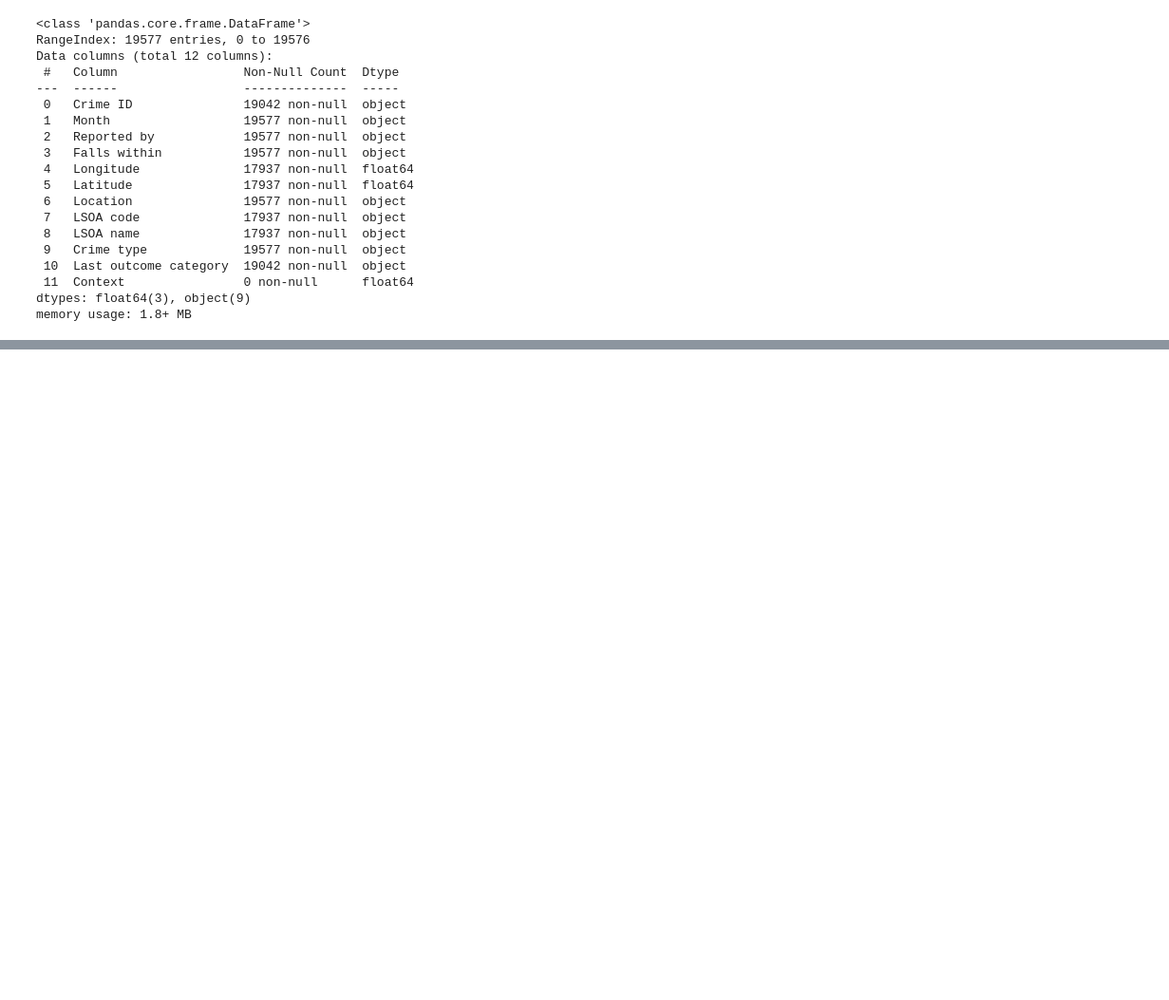
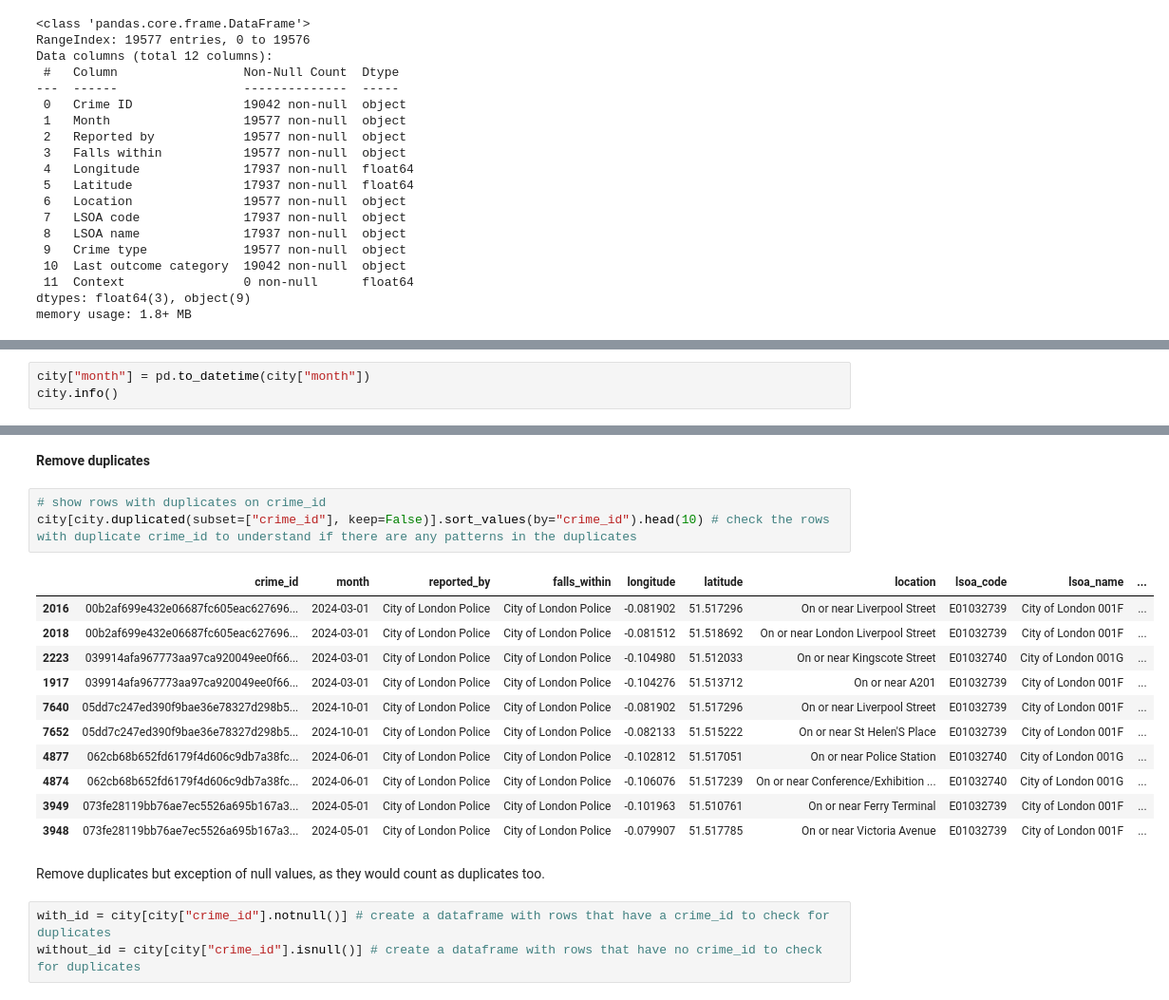
Before and after one commit to sunilramjali/crime_eda_remote, a Jupyter notebook: notebooks/preprocessing.ipynb, the cells around one changed output, grey strips where cells are left out. Shown at 95% size. Cells and saved outputs as stored; diff of their text form; blank space fills up the shorter version.

```diff
--- a/notebooks/preprocessing.ipynb
+++ b/notebooks/preprocessing.ipynb
@@ -140,0 +197,3 @@ memory usage: 68.9+ KB
+# %%
+city["month"] = pd.to_datetime(city["month"])
+city.info()
@@ -140,0 +219,22 @@ memory usage: 68.9+ KB
+# %% [markdown]
+**Remove duplicates**
+# %%
+# show rows with duplicates on crime_id
+city[city.duplicated(subset=["crime_id"], keep=False)].sort_values(by="crime_id").head(10) # check the rows with duplicate crime_id to understand if there are any patterns in the duplicates
+# %% [output]
+|  | crime_id | month | reported_by | falls_within | longitude | latitude | location | lsoa_code | lsoa_name | ... |
+| 2016 | 00b2af699e432e06687fc605eac627696... | 2024-03-01 | City of London Police | City of London Police | -0.081902 | 51.517296 | On or near Liverpool Street | E01032739 | City of London 001F | ... |
+| 2018 | 00b2af699e432e06687fc605eac627696... | 2024-03-01 | City of London Police | City of London Police | -0.081512 | 51.518692 | On or near London Liverpool Street | E01032739 | City of London 001F | ... |
+| 2223 | 039914afa967773aa97ca920049ee0f66... | 2024-03-01 | City of London Police | City of London Police | -0.104980 | 51.512033 | On or near Kingscote Street | E01032740 | City of London 001G | ... |
+| 1917 | 039914afa967773aa97ca920049ee0f66... | 2024-03-01 | City of London Police | City of London Police | -0.104276 | 51.513712 | On or near A201 | E01032739 | City of London 001F | ... |
+| 7640 | 05dd7c247ed390f9bae36e78327d298b5... | 2024-10-01 | City of London Police | City of London Police | -0.081902 | 51.517296 | On or near Liverpool Street | E01032739 | City of London 001F | ... |
+| 7652 | 05dd7c247ed390f9bae36e78327d298b5... | 2024-10-01 | City of London Police | City of London Police | -0.082133 | 51.515222 | On or near St Helen'S Place | E01032739 | City of London 001F | ... |
+| 4877 | 062cb68b652fd6179f4d606c9db7a38fc... | 2024-06-01 | City of London Police | City of London Police | -0.102812 | 51.517051 | On or near Police Station | E01032740 | City of London 001G | ... |
+| 4874 | 062cb68b652fd6179f4d606c9db7a38fc... | 2024-06-01 | City of London Police | City of London Police | -0.106076 | 51.517239 | On or near Conference/Exhibition ... | E01032740 | City of London 001G | ... |
+| 3949 | 073fe28119bb76ae7ec5526a695b167a3... | 2024-05-01 | City of London Police | City of London Police | -0.101963 | 51.510761 | On or near Ferry Terminal | E01032739 | City of London 001F | ... |
+| 3948 | 073fe28119bb76ae7ec5526a695b167a3... | 2024-05-01 | City of London Police | City of London Police | -0.079907 | 51.517785 | On or near Victoria Avenue | E01032739 | City of London 001F | ... |
+# %% [markdown]
+Remove duplicates but exception of null values, as they would count as duplicates too.
+# %%
+with_id = city[city["crime_id"].notnull()] # create a dataframe with rows that have a crime_id to check for duplicates
+without_id = city[city["crime_id"].isnull()] # create a dataframe with rows that have no crime_id to check for duplicates
```
Also changed, not shown: parts of 38 cells of this notebook, 1 other file.
